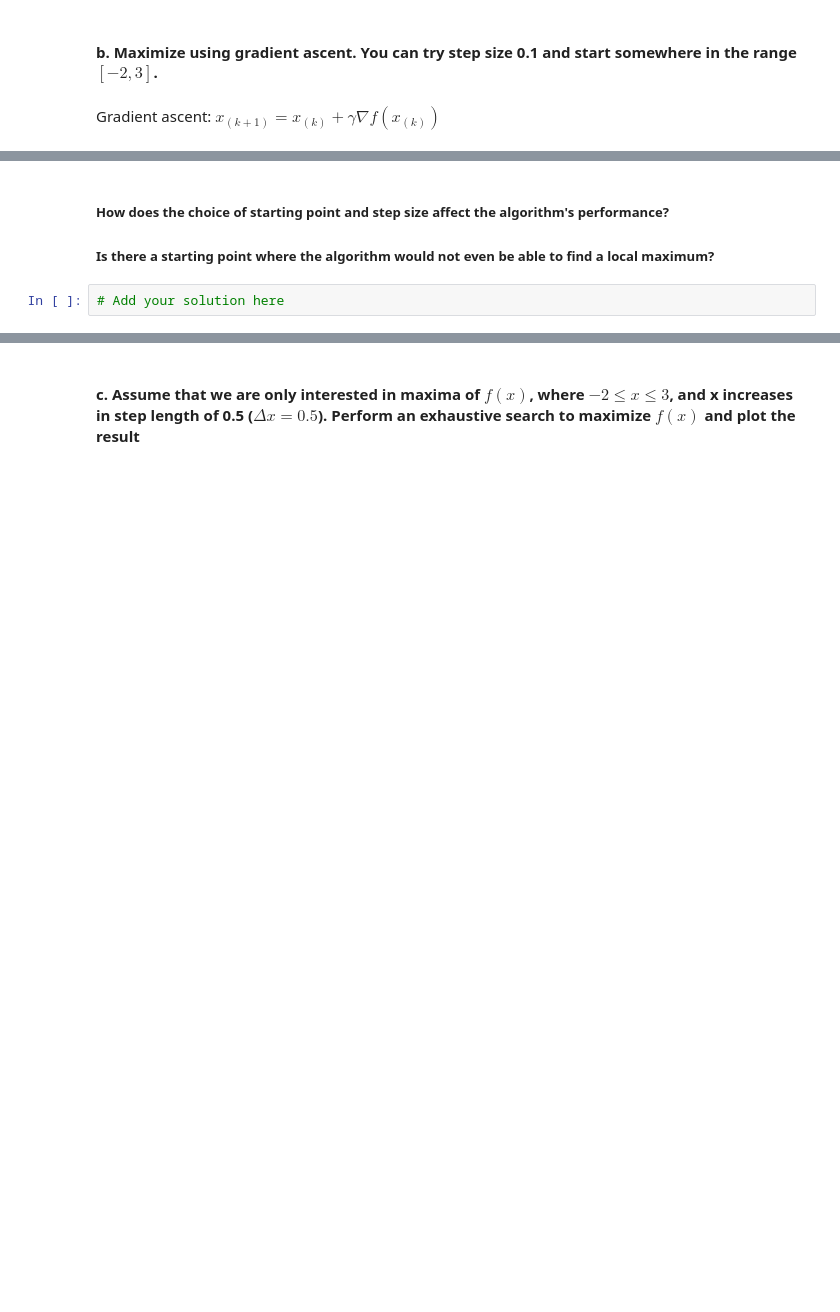
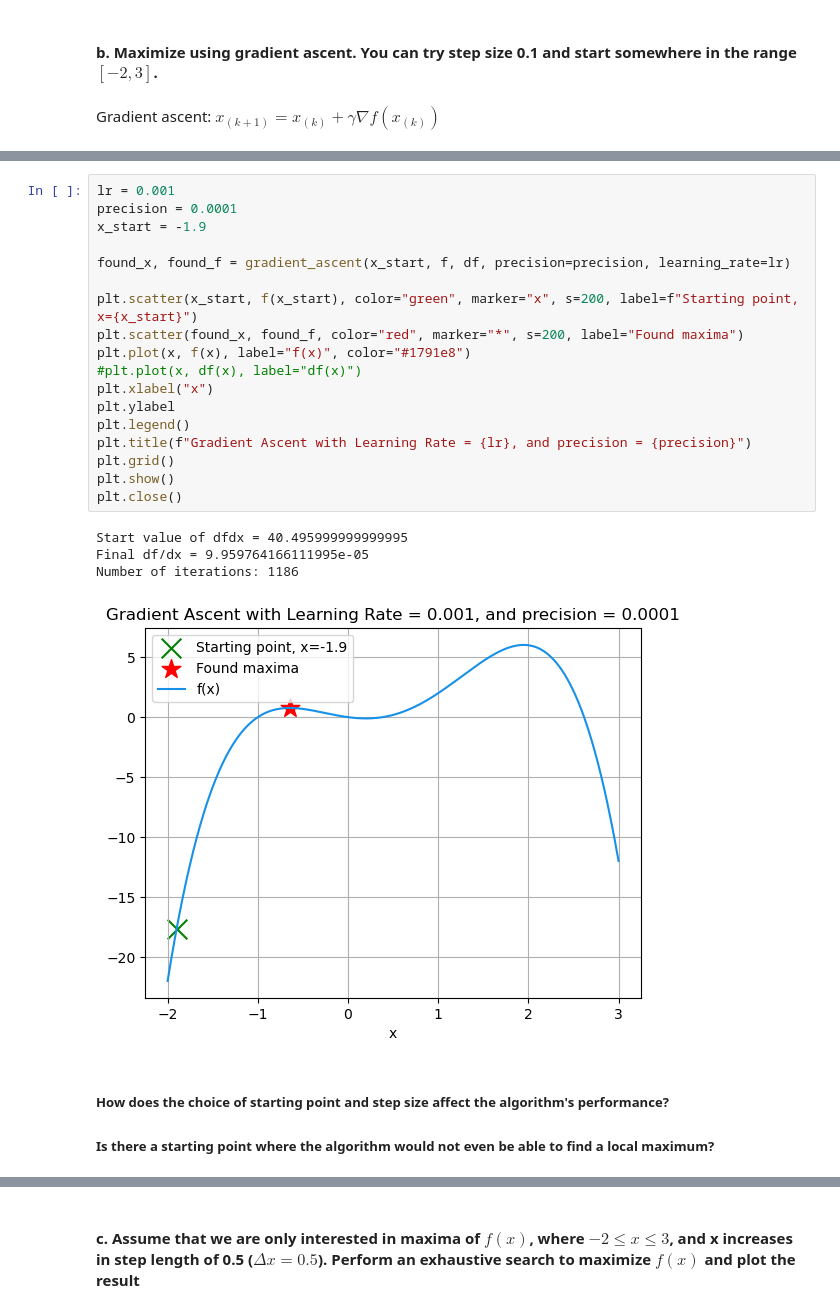
Before and after one commit to johnmagj/IN4050, a Jupyter notebook: Week36_2/exercises_week02.ipynb, the cells around one changed output, grey strips where cells are left out. Cells and saved outputs as stored; diff of their text form; blank space fills up the shorter version.

```diff
--- a/Week36_2/exercises_week02.ipynb
+++ b/Week36_2/exercises_week02.ipynb
@@ -77,6 +131,27 @@ Number of iterations: 56
+# %%
+lr = 0.001
+precision = 0.0001
+x_start = -1.9
+
+found_x, found_f = gradient_ascent(x_start, f, df, precision=precision, learning_rate=lr)
+
+plt.scatter(x_start, f(x_start), color="green", marker="x", s=200, label=f"Starting point, x={x_start}")
+plt.scatter(found_x, found_f, color="red", marker="*", s=200, label="Found maxima")
+plt.plot(x, f(x), label="f(x)", color="#1791e8")
+#plt.plot(x, df(x), label="df(x)")
+plt.xlabel("x")
+plt.ylabel
+plt.legend()
+plt.title(f"Gradient Ascent with Learning Rate = {lr}, and precision = {precision}")
+plt.grid()
+plt.show()
+plt.close()
+# %% [output]
+Start value of dfdx = 40.495999999999995
+Final df/dx = 9.959764166111995e-05
+Number of iterations: 1186
+[figure, added]
 # %% [markdown]
 ##### How does the choice of starting point and step size affect the algorithm's performance?
 
 ##### Is there a starting point where the algorithm would not even be able to find a local maximum?
-# %%
-# Add your solution here
```
Also changed, not shown: parts of 4 cells of this notebook.
